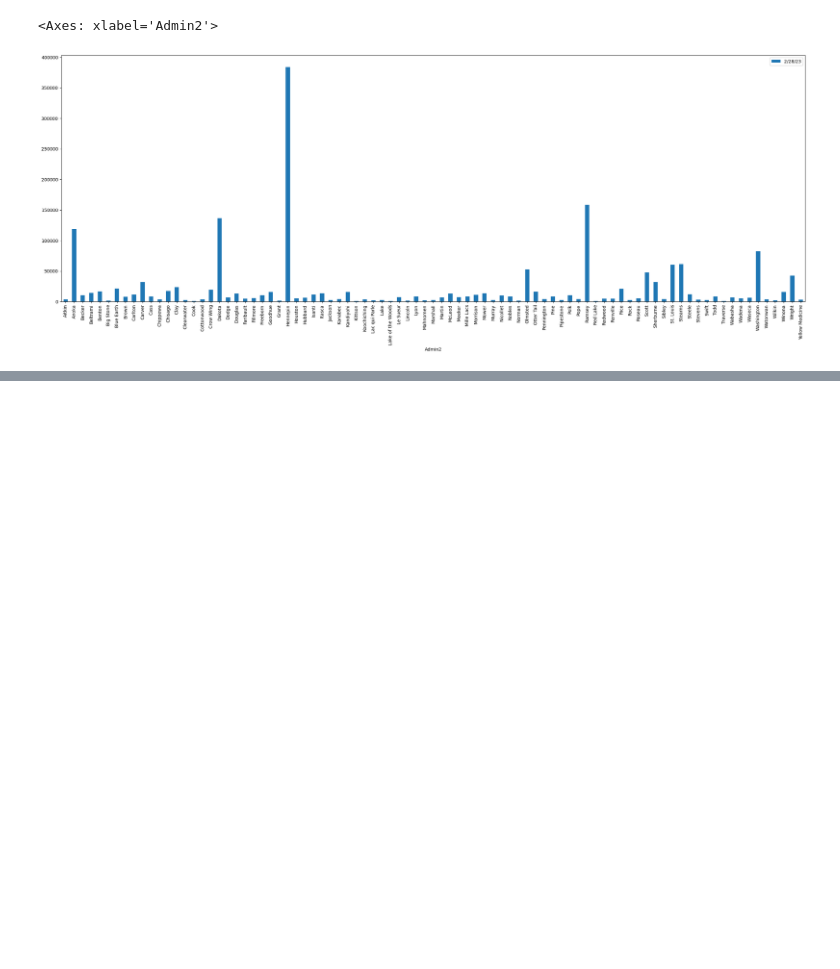
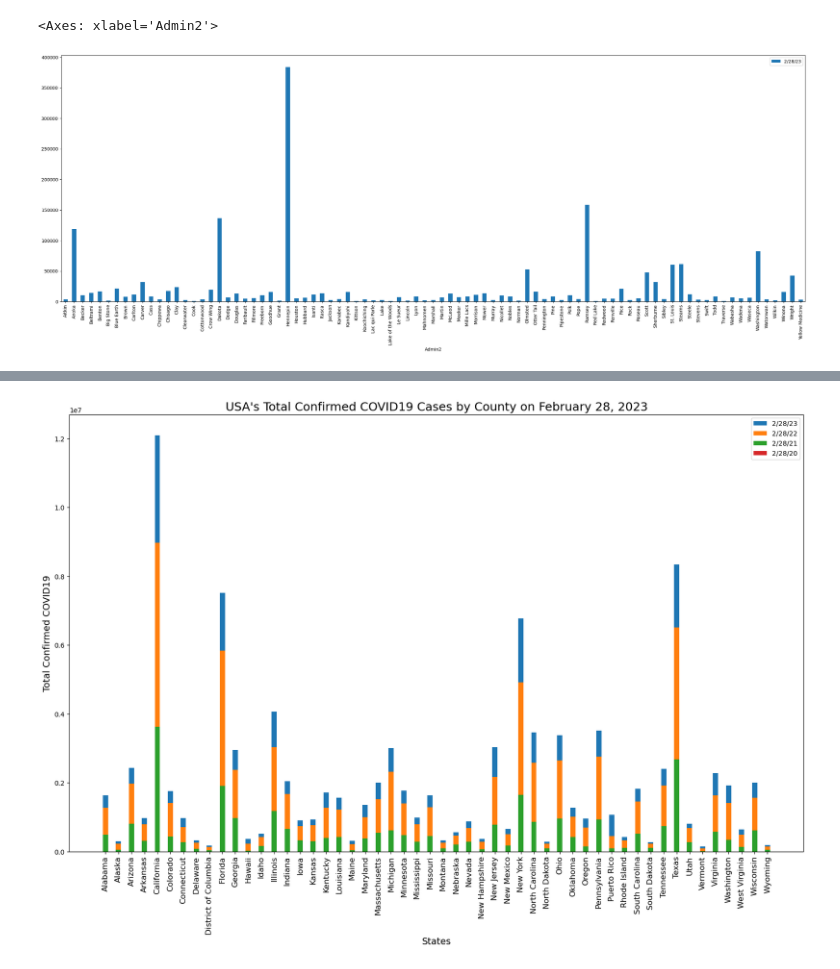
Before and after one commit to micah-11101/Covid-19Analysis, a Jupyter notebook: main.ipynb, the cells around one changed output, grey strips where cells are left out. Drawn from its saved outputs; the diff is of its cells as text; code cells hidden in the pictures; blank space fills up the shorter version.

```diff
--- a/main.ipynb
+++ b/main.ipynb
@@ -745,0 +101,11 @@ fig.savefig('./Data/2020StartInfections.png',dpi=400, bbox_inches="tight")
+# %%
+# Using Micah's code, clean up the data frame but do not dispose in order to track sum of each state per time point.
+
+# Attempt 1.2 with help from Xpert Learning Assistant
+USA_rollingCOVID19totalINFECTIONSperSTATE_df = clean_df[["Province_State", "1/31/20", "2/28/20", "3/31/20", "4/30/20", "5/31/20", "6/30/20", "7/31/20", "8/31/20", "9/30/20", "10/31/20", "11/30/20", "12/31/20", "1/31/21", "2/28/21", "3/31/21", "4/30/21", "5/31/21", "6/30/21", "7/31/21", "8/31/21", "9/30/21", "10/31/21", "11/30/21", "12/31/21", "1/31/22", "2/28/22", "3/31/22", "4/30/22", "5/31/22", "6/30/22", "7/31/22", "8/31/22", "9/30/22", "10/31/22", "11/30/22", "12/31/22", "1/31/23", "2/28/23"]]
+USA_rollingCOVID19totalINFECTIONSperSTATE_df.set_index("Province_State", inplace=True)
+USA_rollingCOVID19totalINFECTIONSperSTATE_df = USA_rollingCOVID19totalINFECTIONSperSTATE_df.groupby("Province_State").sum()
+# Add column for US states where length is total 52 (including header and add the two provinces: DC and Puerto Rico)
+USstatesANDprovince = ["Alabama", "Alaska", "Arizona", "Arkansas", "California", "Colorado", "Connecticut", "Delaware", "District of Columbia", "Florida", "Georgia", "Hawaii", "Idaho", "Illinois", "Indiana", "Iowa", "Kansas", "Kentucky", "Louisiana", "Maine", "Maryland", "Massachusetts", "Michigan", "Minnesota", "Mississippi", "Missouri", "Montana", "Nebraska", "Nevada", "New Hampshire", "New Jersey", "New Mexico", "New York", "North Carolina", "North Dakota", "Ohio", "Oklahoma", "Oregon", "Pennsylvania", "Puerto Rico", "Rhode Island", "South Carolina", "South Dakota", "Tennessee", "Texas", "Utah", "Vermont", "Virginia", "Washington", "West Virginia", "Wisconsin", "Wyoming"]
+USA_rollingCOVID19totalINFECTIONSperSTATE_df["Province_State"] = USstatesANDprovince
+USA_rollingCOVID19totalINFECTIONSperSTATE_df
@@ -745,0 +223,24 @@ fig.savefig('./Data/2020StartInfections.png',dpi=400, bbox_inches="tight")
+# %%
+# Adjust size of bar chart
+plt.figure(figsize=(20, 12))
+
+# Plot running total of all Wisconsin counties
+bar_width = 0.4  # Set the width of the bars for better visibility
+plt.bar(USA_rollingCOVID19totalINFECTIONSperSTATE_df["Province_State"], USA_rollingCOVID19totalINFECTIONSperSTATE_df["2/28/23"], label='2/28/23', width=bar_width)
+plt.bar(USA_rollingCOVID19totalINFECTIONSperSTATE_df["Province_State"], USA_rollingCOVID19totalINFECTIONSperSTATE_df["2/28/22"], label='2/28/22', width=bar_width)
+plt.bar(USA_rollingCOVID19totalINFECTIONSperSTATE_df["Province_State"], USA_rollingCOVID19totalINFECTIONSperSTATE_df["2/28/21"], label='2/28/21', width=bar_width)
+plt.bar(USA_rollingCOVID19totalINFECTIONSperSTATE_df["Province_State"], USA_rollingCOVID19totalINFECTIONSperSTATE_df["2/28/20"], label='2/28/20', width=bar_width)
+
+# Add and format labels
+plt.xlabel("States", fontsize=14)
+plt.xticks(rotation=90, fontsize=12)  # Rotate x-axis ticks for easier reading
+plt.ylabel("Total Confirmed COVID19", fontsize=14)
+plt.title("USA's Total Confirmed COVID19 Cases by County on February 28, 2023", fontsize=18)
+
+# Add a legend
+plt.legend()
+
+# Show the plot
+plt.show()
+# %% [output]
+[figure, added]
```
Also changed, not shown: parts of 51 cells of this notebook.
